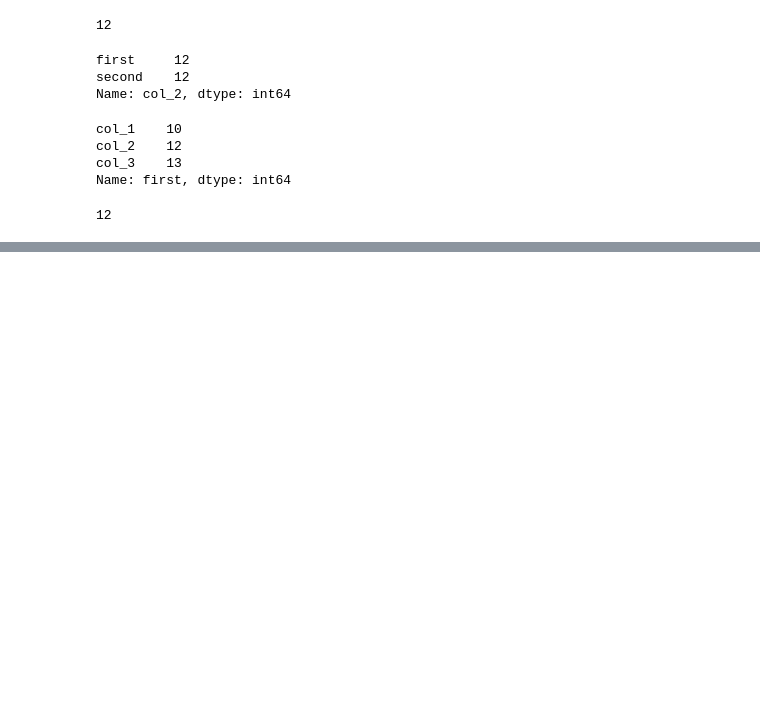
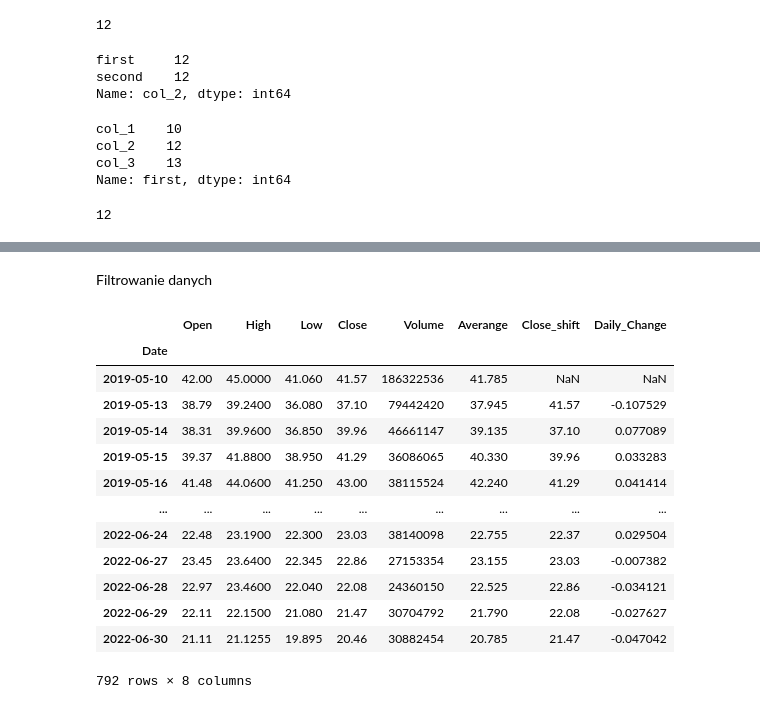
Before and after one commit to martynawl/data-science-bootcamp, a Jupyter notebook: 03_pandas.ipynb, the cells around one changed output, grey strips where cells are left out. Drawn from its saved outputs; the diff is of its cells as text; code cells hidden in the pictures; blank space fills up the shorter version.

```diff
--- a/03_pandas.ipynb
+++ b/03_pandas.ipynb
@@ -383,0 +866,19 @@ df.iloc[0, 1]
+# %% [markdown]
+Filtrowanie danych
+# %%
+df
+# %% [output]
+|  | Open | High | Low | Close | Volume | Averange | Close_shift | Daily_Change |
+| Date |  |  |  |  |  |  |  |  |
+| 2019-05-10 | 42.00 | 45.0000 | 41.060 | 41.57 | 186322536 | 41.785 | NaN | NaN |
+| 2019-05-13 | 38.79 | 39.2400 | 36.080 | 37.10 | 79442420 | 37.945 | 41.57 | -0.107529 |
+| 2019-05-14 | 38.31 | 39.9600 | 36.850 | 39.96 | 46661147 | 39.135 | 37.10 | 0.077089 |
+| 2019-05-15 | 39.37 | 41.8800 | 38.950 | 41.29 | 36086065 | 40.330 | 39.96 | 0.033283 |
+| 2019-05-16 | 41.48 | 44.0600 | 41.250 | 43.00 | 38115524 | 42.240 | 41.29 | 0.041414 |
+| ... | ... | ... | ... | ... | ... | ... | ... | ... |
+| 2022-06-24 | 22.48 | 23.1900 | 22.300 | 23.03 | 38140098 | 22.755 | 22.37 | 0.029504 |
+| 2022-06-27 | 23.45 | 23.6400 | 22.345 | 22.86 | 27153354 | 23.155 | 23.03 | -0.007382 |
+| 2022-06-28 | 22.97 | 23.4600 | 22.040 | 22.08 | 24360150 | 22.525 | 22.86 | -0.034121 |
+| 2022-06-29 | 22.11 | 22.1500 | 21.080 | 21.47 | 30704792 | 21.790 | 22.08 | -0.027627 |
+| 2022-06-30 | 21.11 | 21.1255 | 19.895 | 20.46 | 30882454 | 20.785 | 21.47 | -0.047042 |
+792 rows × 8 columns
```
Also changed, not shown: parts of 60 cells of this notebook.
